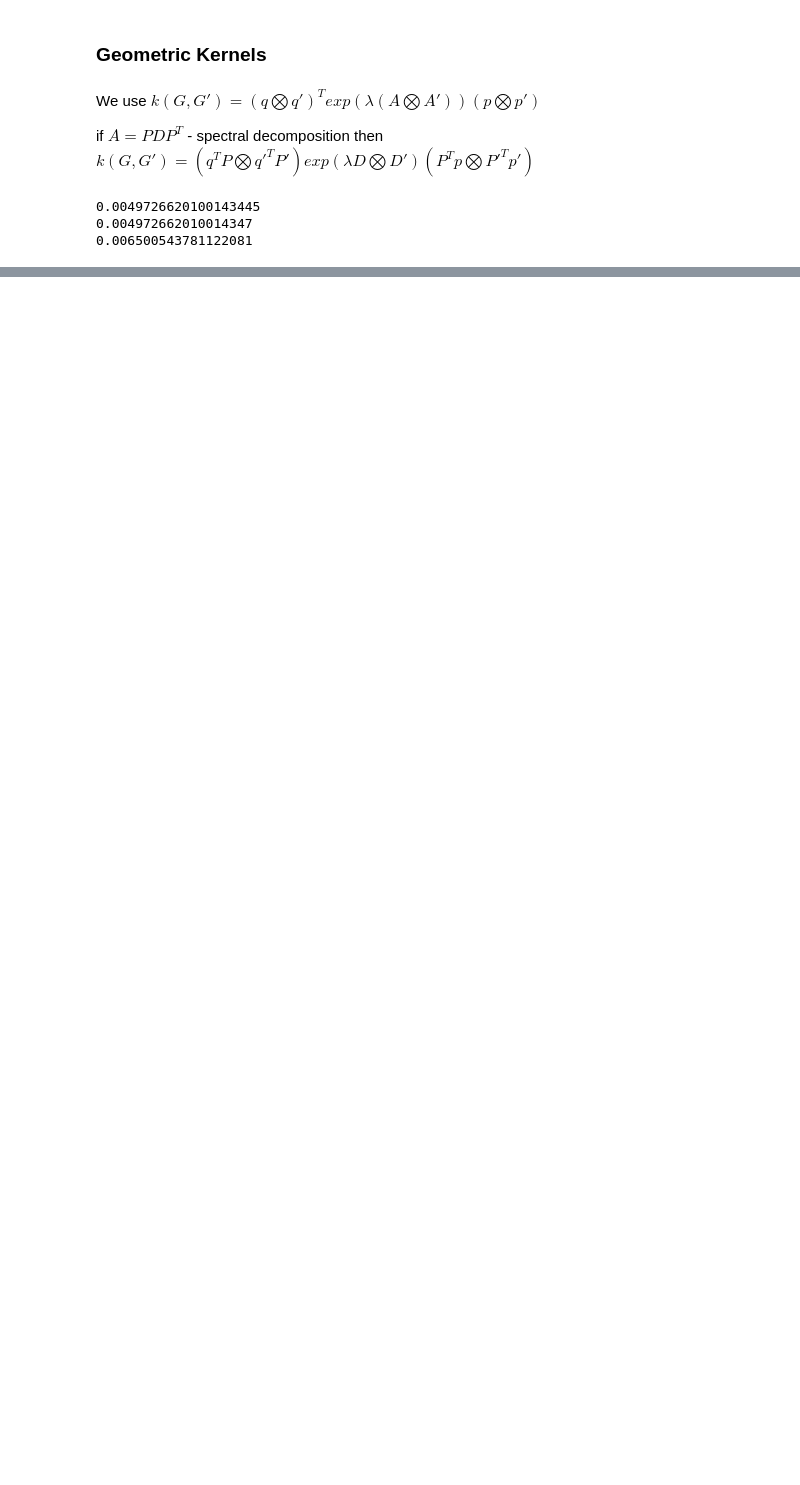
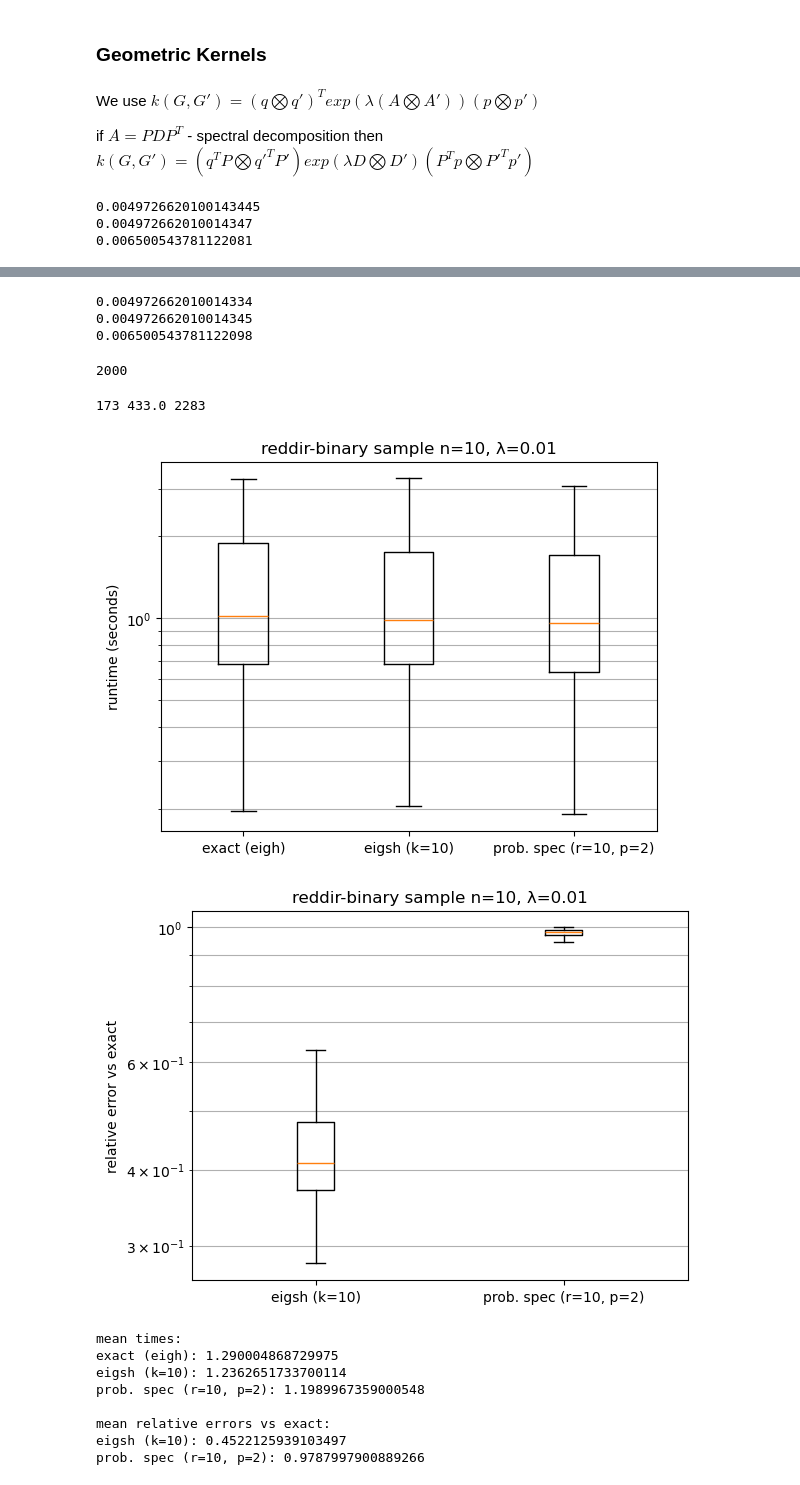
Before and after one commit to arslan-yam/random_walk_kernels_computations, a Jupyter notebook: notebooks/rw_kernels.ipynb, the cells around one changed output, grey strips where cells are left out. Cells and saved outputs as stored; diff of their text form; code cells hidden in the pictures; blank space fills up the shorter version.

Commit message:
geometric kernel computation

```diff
--- a/notebooks/rw_kernels.ipynb
+++ b/notebooks/rw_kernels.ipynb
@@ -943,0 +1033,31 @@ print(k23)
+# %%
+def geometric_kernel_prob_spec_decomp(g1, g2, lmbd, p1, p2, q1, q2, r=50, p=10, n_iter=1, seed=None):
+    A1 = np.asarray(sym_norm_adj_mat(g1), dtype=float)
+    A2 = np.asarray(sym_norm_adj_mat(g2), dtype=float)
+
+    d1, P1 = probabilistic_spectral_decomposition(A1, r=min(r, A1.shape[0]), p=p, seed=seed)
+    d2, P2 = probabilistic_spectral_decomposition(A2, r=min(r, A2.shape[0]), p=p, seed=seed)
+
+    p1 = np.asarray(p1, dtype=float)
+    q1 = np.asarray(q1, dtype=float)
+    p2 = np.asarray(p2, dtype=float)
+    q2 = np.asarray(q2, dtype=float)
+
+    s = (q1 @ P1) * (P1.T @ p1)
+    t = (q2 @ P2) * (P2.T @ p2)
+
+    M = np.exp(lmbd * np.outer(d1, d2))
+    return float(s @ (M @ t))
+# %%
+k12 = geometric_kernel_prob_spec_decomp(g1, g2, lmbd, p1, p2, q1, q2)
+print(k12)
+
+k13 = geometric_kernel_prob_spec_decomp(g1, g3, lmbd, p1, p3, q1, q3)
+print(k13)
+
+k23 = geometric_kernel_prob_spec_decomp(g3, g2, lmbd, p3, p2, q3, q2)
+print(k23)
+# %% [output]
+0.004972662010014334
+0.004972662010014345
+0.006500543781122098
@@ -943,0 +1172,28 @@ print(k23)
+# %%
+reddit_binary = fetch_dataset("REDDIT-BINARY", verbose=False, as_graphs=True)
+reddit_binary_graphs, y = reddit_binary.data, reddit_binary.target
+print(len(reddit_binary_graphs))
+
+sage_graphs_reddit_binary = []
+for gi in reddit_binary_graphs[:20]:
+    sage_graphs_reddit_binary.append(gk_to_sage_graph(gi))
+# %% [output]
+2000
+# %%
+sizes = [int(g.num_verts()) for g in sage_graphs_reddit_binary]
+print(min(sizes), np.median(sizes), max(sizes))
+# %% [output]
+173 433.0 2283
+# %%
+bench_geometric_kernels(sage_graphs_reddit_binary, name="reddir-binary", n=int(10), lmbd=float(0.01), seed=seed)
+# %% [output]
+[figure, added]
+[figure, added]
+mean times:
+exact (eigh): 1.290004868729975
+eigsh (k=10): 1.2362651733700114
+prob. spec (r=10, p=2): 1.1989967359000548
+
+mean relative errors vs exact:
+eigsh (k=10): 0.4522125939103497
+prob. spec (r=10, p=2): 0.9787997900889266
```
Also changed, not shown: parts of 20 cells of this notebook.
